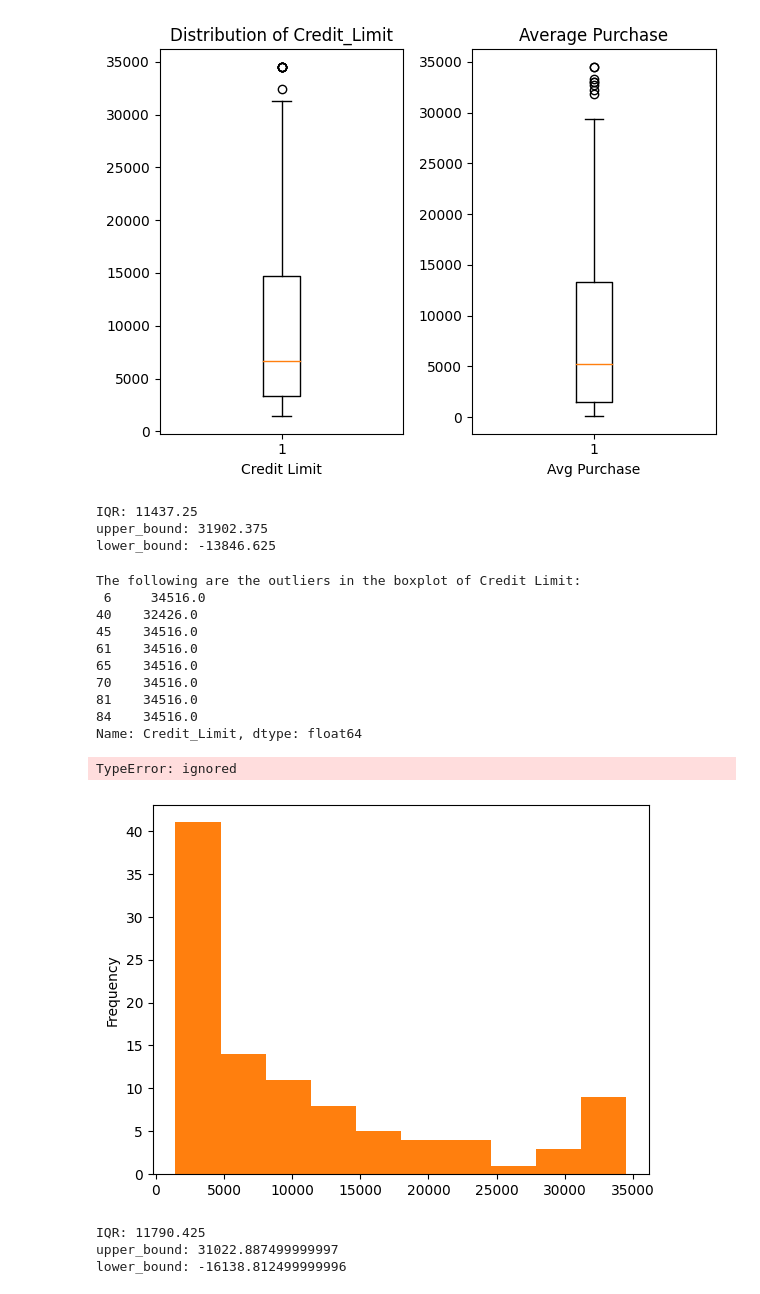
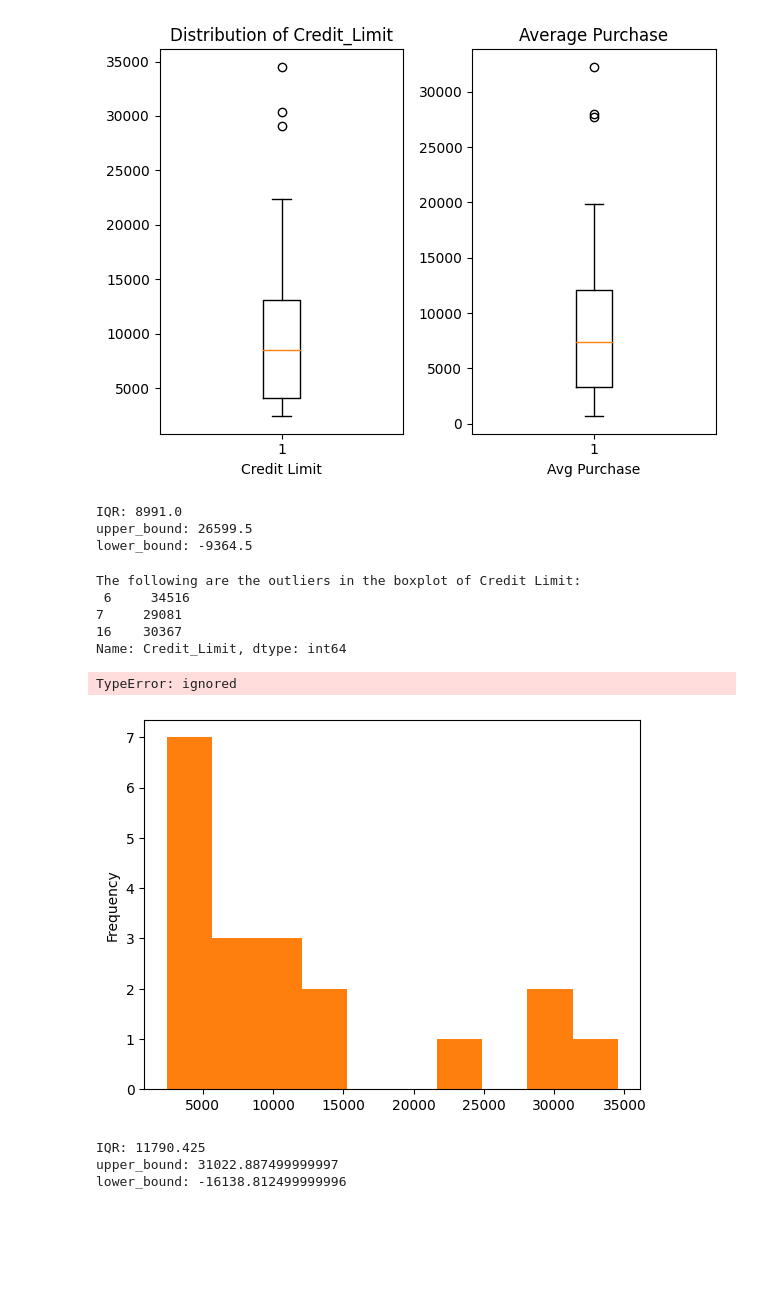
Before and after one commit to surakshagp/python-code-2, a Jupyter notebook: Credit_card_new_4.ipynb, the cells around one changed output. Drawn from its saved outputs; the diff is of its cells as text; code cells hidden in the pictures; blank space fills up the shorter version.

```diff
--- a/Credit_card_new_4.ipynb
+++ b/Credit_card_new_4.ipynb
@@ -5,7 +5,7 @@ import pandas as pd
 import matplotlib.pyplot as plt
 import numpy as np
 import matplotlib.cm as cm
-df=pd.read_csv('/content/CreditCard_DV.csv')
+df=pd.read_csv('/content/CreditCard7.csv')
 df
 # %% [output]
 |  | CLIENTNUM | Attrition_Flag | Customer_Age | Gender | Dependent_count | Education_Level | Income_Category | ... |
@@ -67,7 +71,7 @@ ax2.set_title('Average Purchase')
 ax2.set_xlabel("Avg Purchase")
 fig.tight_layout()
 # %% [output]
-[figure, old version]
+[figure, new version]
 # %%
 
 cr_limit_arr = df["Credit_Limit"]
@@ -81,33 +85,27 @@ print("IQR:",iqr)
 print("upper_bound:",upper_bound)
 print("lower_bound:",lower_bound)
 # %% [output]
-IQR: 11437.25
-upper_bound: 31902.375
-lower_bound: -13846.625
+IQR: 8991.0
+upper_bound: 26599.5
+lower_bound: -9364.5
 # %%
 
 outliers = cr_limit_arr[(cr_limit_arr <= lower_bound) | (cr_limit_arr >= upper_bound)]
 print('The following are the outliers in the boxplot of Credit Limit:\n',outliers)
 # %% [output]
 The following are the outliers in the boxplot of Credit Limit:
- 6     34516.0
-40    32426.0
-45    34516.0
-61    34516.0
-65    34516.0
-70    34516.0
-81    34516.0
-84    34516.0
-Name: Credit_Limit, dtype: float64
+ 6     34516
+7     29081
+16    30367
+Name: Credit_Limit, dtype: int64
 # %%
-
-ax = df['Credit_Limit'].plot(kind="hist")
-ax = df['Credit_Limit'].plot(kind="hist")
-v = ax[(ax == 34516)]
+x = df['Credit_Limit'].plot(kind="hist")
+x = df['Credit_Limit'].plot(kind="hist")
+v = x[(x == 34516)]
 v
 # %% [output]
 TypeError: ignored
-[figure, old version]
+[figure, new version]
 # %%
 
 avg_purchase = df["Avg_Purchase"]
```
Also changed, not shown: parts of 5 cells of this notebook.
